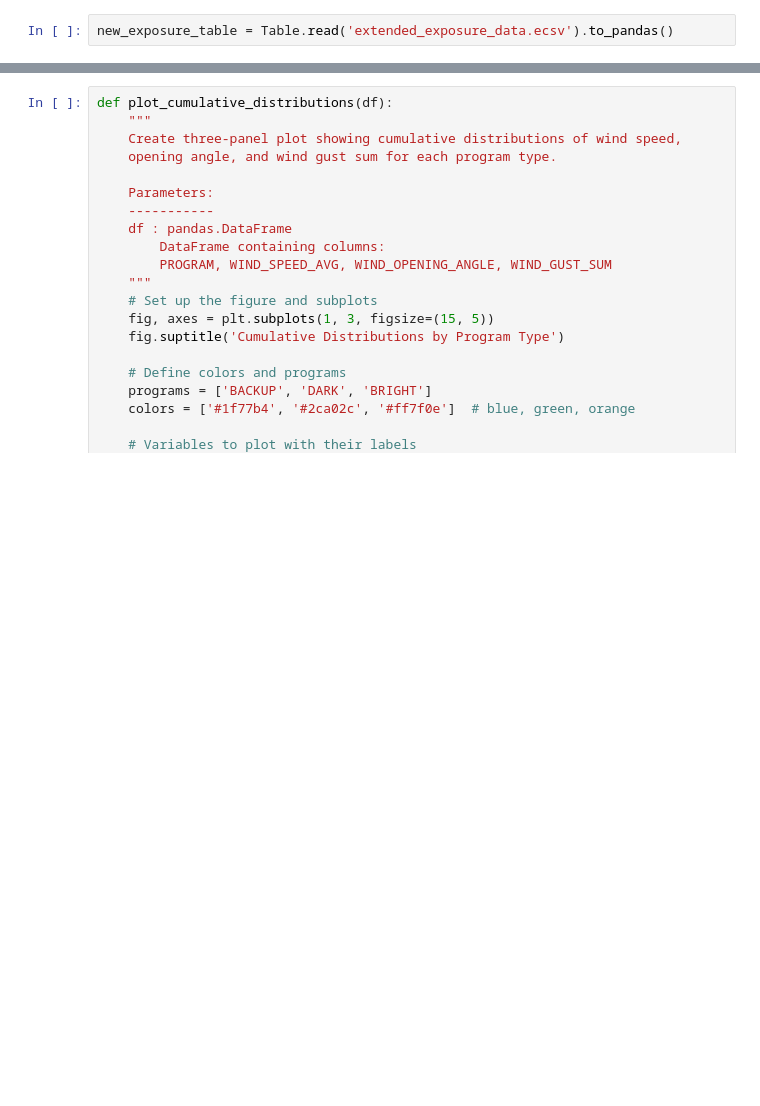
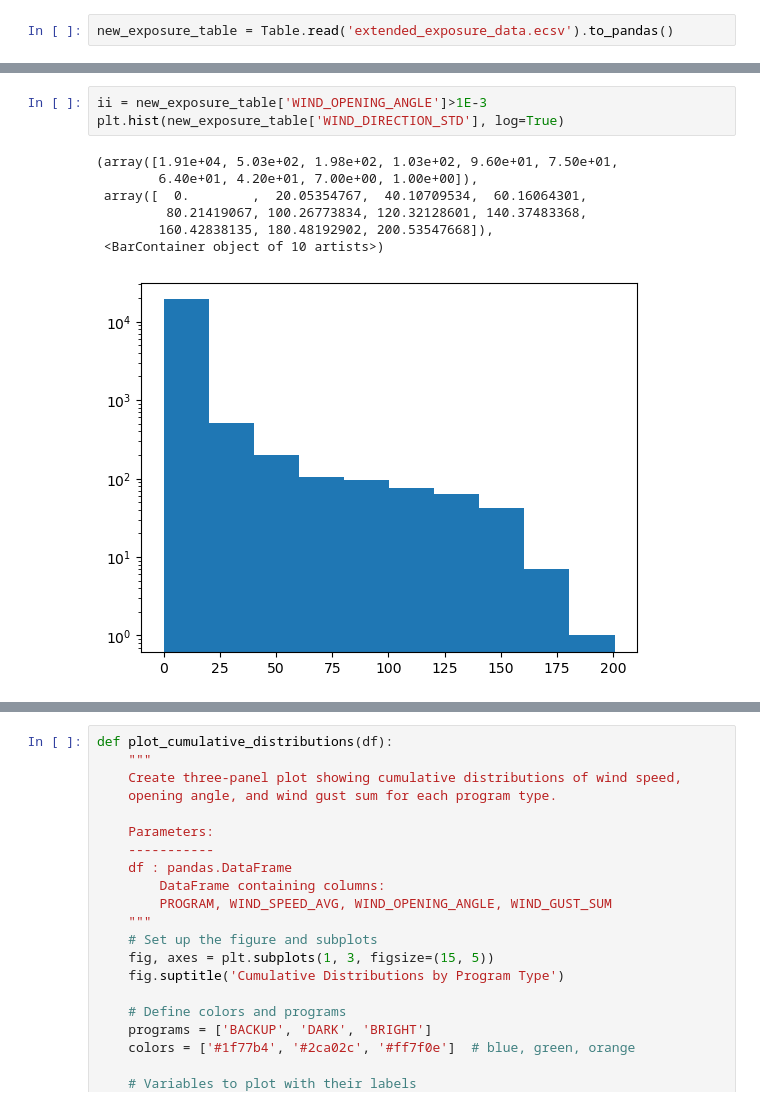
Before and after one commit to forero/wind_effects, a Jupyter notebook: extend_expoure_data.ipynb, the cells around one changed output, grey strips where cells are left out. Drawn from its saved outputs; the diff is of its cells as text; blank space fills up the shorter version.

Commit message:
notebook to expand exposure data

```diff
--- a/extend_expoure_data.ipynb
+++ b/extend_expoure_data.ipynb
@@ -191,3 +297,14 @@ plt.scatter(new_exposure_table['WIND_SPEED_AVG'],new_exposure_table['WIND_OPENIN
+# %%
+ii = new_exposure_table['WIND_OPENING_ANGLE']>1E-3
+plt.hist(new_exposure_table['WIND_DIRECTION_STD'], log=True)
+# %% [output]
+(array([1.91e+04, 5.03e+02, 1.98e+02, 1.03e+02, 9.60e+01, 7.50e+01,
+        6.40e+01, 4.20e+01, 7.00e+00, 1.00e+00]),
+ array([  0.        ,  20.05354767,  40.10709534,  60.16064301,
+         80.21419067, 100.26773834, 120.32128601, 140.37483368,
+        160.42838135, 180.48192902, 200.53547668]),
+ <BarContainer object of 10 artists>)
+[figure, added]
 # %%
 plt.scatter(new_exposure_table['WIND_SHAKE_SUM'],new_exposure_table['WIND_OPENING_ANGLE'])
 # %% [output]
```
Also changed, not shown: parts of 16 cells of this notebook.
